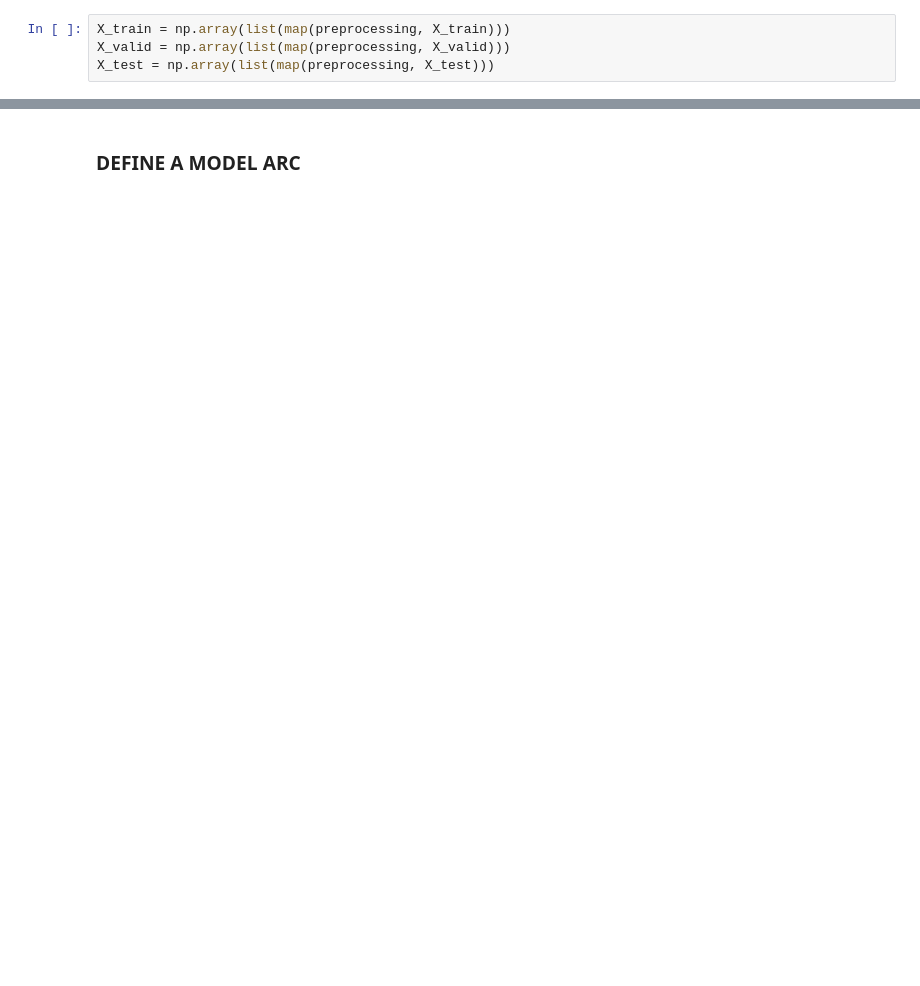
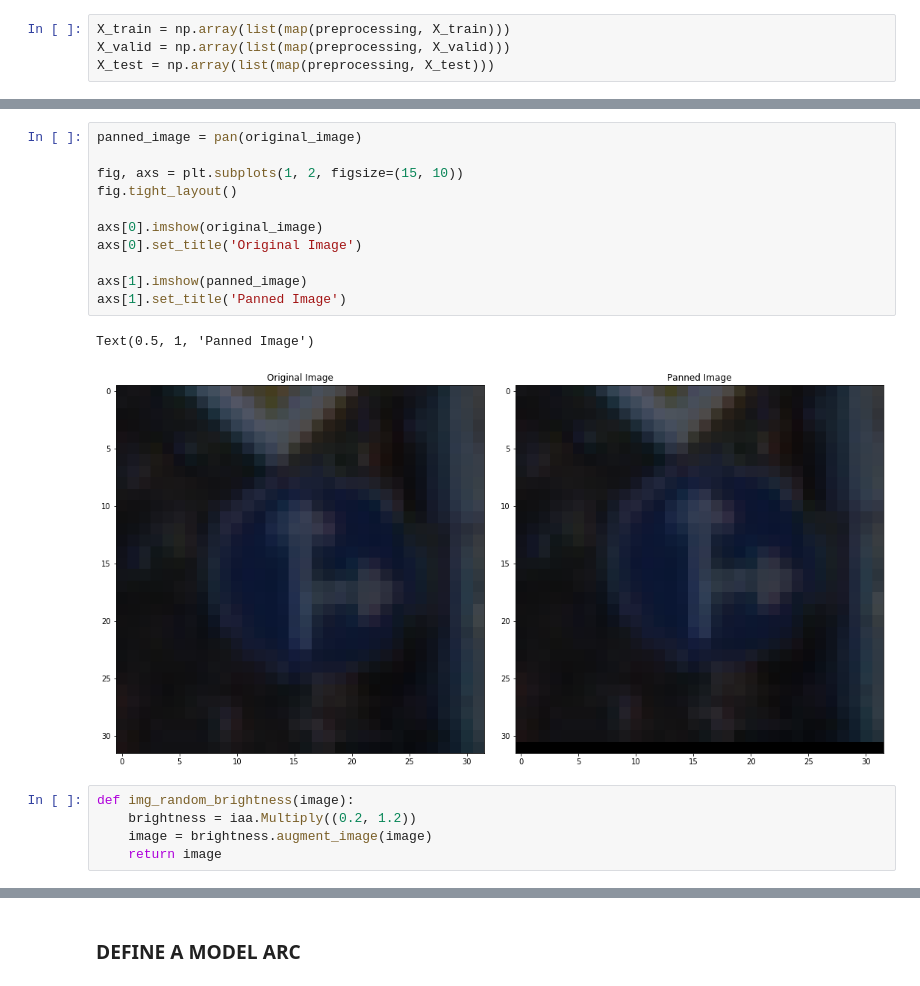
Before and after one commit to supermomie/Traffic_Sign_Classifier, a Jupyter notebook: My_Traffic_Sign_Classifier.ipynb, the cells around one changed output, grey strips where cells are left out. Saved outputs shown, nothing was run; the diff lists cells and outputs as text; blank space fills up the shorter version.

```diff
--- a/My_Traffic_Sign_Classifier.ipynb
+++ b/My_Traffic_Sign_Classifier.ipynb
@@ -125,0 +148,19 @@ X_test = X_test.reshape(12630, 32, 32, 1)
+# %%
+panned_image = pan(original_image)
+
+fig, axs = plt.subplots(1, 2, figsize=(15, 10))
+fig.tight_layout()
+
+axs[0].imshow(original_image)
+axs[0].set_title('Original Image')
+
+axs[1].imshow(panned_image)
+axs[1].set_title('Panned Image')
+# %% [output]
+Text(0.5, 1, 'Panned Image')
+[figure, added]
+# %%
+def img_random_brightness(image):
+    brightness = iaa.Multiply((0.2, 1.2))
+    image = brightness.augment_image(image)
+    return image
```
Also changed, not shown: parts of 42 cells of this notebook.
